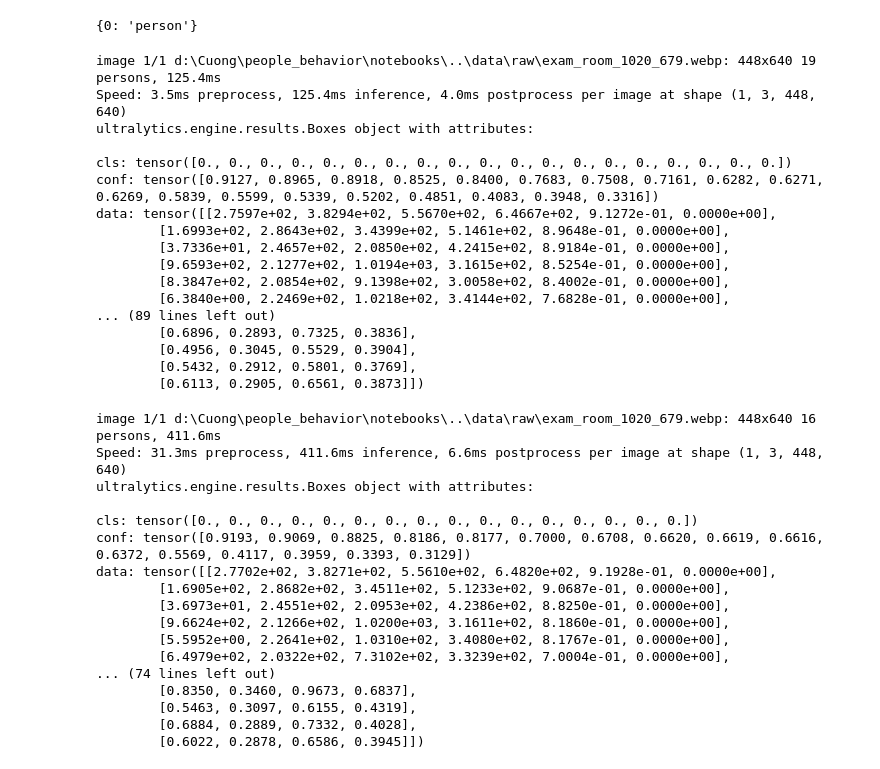
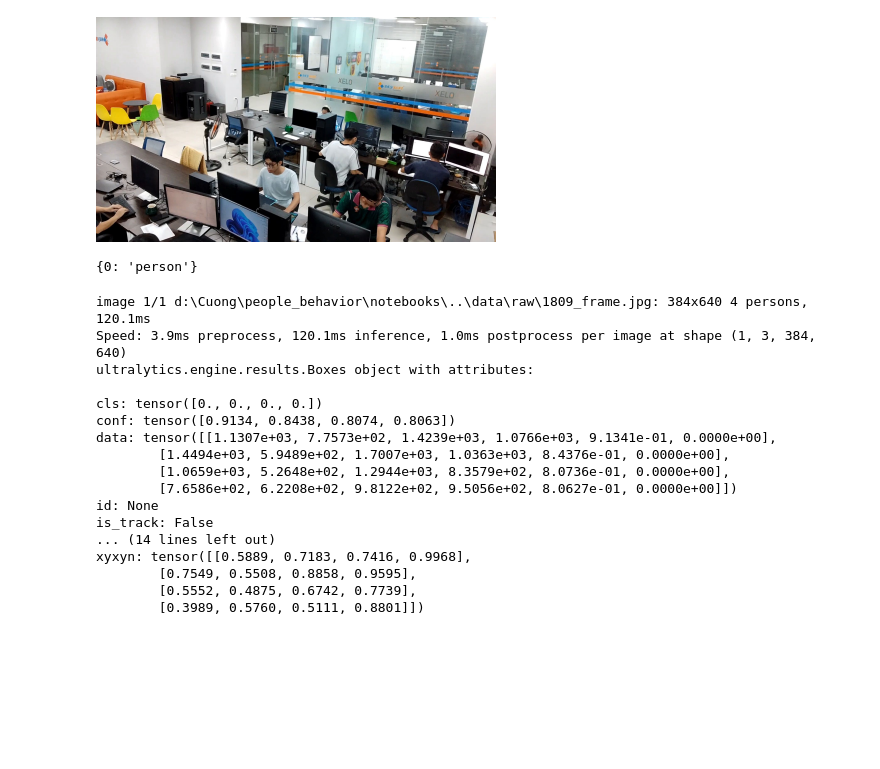
Before and after one commit to CooKen2002/people_behavior, a Jupyter notebook: notebooks/exam_cheating.ipynb, the cells around one changed output. Cells and saved outputs as stored; diff of their text form; code cells hidden in the pictures; blank space fills up the shorter version.

```diff
--- a/notebooks/exam_cheating.ipynb
+++ b/notebooks/exam_cheating.ipynb
@@ -1,7 +1,7 @@
 # %%
 from IPython.display import Image
-VIDEO_PATH = '../data/raw'
-IMAGE_PATH = '../data/raw/exam_room_1020_679.webp'
+VIDEO_PATH = '../data/raw/1809.mp4'
+IMAGE_PATH = '../data/raw/1809_frame.jpg'
 
 Image(filename=IMAGE_PATH, width=400)
 # %% [output]
@@ -9,2 +8,3 @@ Image(filename=IMAGE_PATH, width=400)
+[figure, added]
 # %%
 from ultralytics import YOLO
@@ -33,8 +35,7 @@ print(model_2.names)
 # %% [output]
 {0: 'person'}
 # %%
-# model_1(IMAGE_PATH)
-results = model_1.predict(IMAGE_PATH, classes=[0], conf=0.3)
+results = model_2.predict(IMAGE_PATH, conf=0.3)
 
 # 3. View and process the results
 for result in results:
@@ -43,47 +44,20 @@ for result in results:
     # Optional: Print detected bounding boxes, confidence scores, and class IDs
     print(result.boxes)
 # %% [output]
-image 1/1 d:\Cuong\people_behavior\notebooks\..\data\raw\exam_room_1020_679.webp: 448x640 19 persons, 125.4ms
-Speed: 3.5ms preprocess, 125.4ms inference, 4.0ms postprocess per image at shape (1, 3, 448, 640)
+image 1/1 d:\Cuong\people_behavior\notebooks\..\data\raw\1809_frame.jpg: 384x640 4 persons, 120.1ms
+Speed: 3.9ms preprocess, 120.1ms inference, 1.0ms postprocess per image at shape (1, 3, 384, 640)
 ultralytics.engine.results.Boxes object with attributes:
 
-cls: tensor([0., 0., 0., 0., 0., 0., 0., 0., 0., 0., 0., 0., 0., 0., 0., 0., 0., 0., 0.])
-conf: tensor([0.9127, 0.8965, 0.8918, 0.8525, 0.8400, 0.7683, 0.7508, 0.7161, 0.6282, 0.6271, 0.6269, 0.5839, 0.5599, 0.5339, 0.5202, 0.4851, 0.4083, 0.3948, 0.3316])
-data: tensor([[2.7597e+02, 3.8294e+02, 5.5670e+02, 6.4667e+02, 9.1272e-01, 0.0000e+00],
-        [1.6993e+02, 2.8643e+02, 3.4399e+02, 5.1461e+02, 8.9648e-01, 0.0000e+00],
-        [3.7336e+01, 2.4657e+02, 2.0850e+02, 4.2415e+02, 8.9184e-01, 0.0000e+00],
-        [9.6593e+02, 2.1277e+02, 1.0194e+03, 3.1615e+02, 8.5254e-01, 0.0000e+00],
-        [8.3847e+02, 2.0854e+02, 9.1398e+02, 3.0058e+02, 8.4002e-01, 0.0000e+00],
-        [6.3840e+00, 2.2469e+02, 1.0218e+02, 3.4144e+02, 7.6828e-01, 0.0000e+00],
-... (89 lines left out)
-        [0.6896, 0.2893, 0.7325, 0.3836],
-        [0.4956, 0.3045, 0.5529, 0.3904],
-        [0.5432, 0.2912, 0.5801, 0.3769],
-        [0.6113, 0.2905, 0.6561, 0.3873]])
+cls: tensor([0., 0., 0., 0.])
+conf: tensor([0.9134, 0.8438, 0.8074, 0.8063])
+data: tensor([[1.1307e+03, 7.7573e+02, 1.4239e+03, 1.0766e+03, 9.1341e-01, 0.0000e+00],
+        [1.4494e+03, 5.9489e+02, 1.7007e+03, 1.0363e+03, 8.4376e-01, 0.0000e+00],
+        [1.0659e+03, 5.2648e+02, 1.2944e+03, 8.3579e+02, 8.0736e-01, 0.0000e+00],
+        [7.6586e+02, 6.2208e+02, 9.8122e+02, 9.5056e+02, 8.0627e-01, 0.0000e+00]])
+id: None
+is_track: False
+... (14 lines left out)
+xyxyn: tensor([[0.5889, 0.7183, 0.7416, 0.9968],
+        [0.7549, 0.5508, 0.8858, 0.9595],
+        [0.5552, 0.4875, 0.6742, 0.7739],
+        [0.3989, 0.5760, 0.5111, 0.8801]])
-# %%
-results = model_2.predict(IMAGE_PATH, classes=[0], conf=0.3)
-
-# 3. View and process the results
-for result in results:
-    result.show()  # Opens a window displaying the image with detected bounding boxes
-
-    # Optional: Print detected bounding boxes, confidence scores, and class IDs
-    print(result.boxes)
-# %% [output]
-image 1/1 d:\Cuong\people_behavior\notebooks\..\data\raw\exam_room_1020_679.webp: 448x640 16 persons, 411.6ms
-Speed: 31.3ms preprocess, 411.6ms inference, 6.6ms postprocess per image at shape (1, 3, 448, 640)
-ultralytics.engine.results.Boxes object with attributes:
-
-cls: tensor([0., 0., 0., 0., 0., 0., 0., 0., 0., 0., 0., 0., 0., 0., 0., 0.])
-conf: tensor([0.9193, 0.9069, 0.8825, 0.8186, 0.8177, 0.7000, 0.6708, 0.6620, 0.6619, 0.6616, 0.6372, 0.5569, 0.4117, 0.3959, 0.3393, 0.3129])
-data: tensor([[2.7702e+02, 3.8271e+02, 5.5610e+02, 6.4820e+02, 9.1928e-01, 0.0000e+00],
-        [1.6905e+02, 2.8682e+02, 3.4511e+02, 5.1233e+02, 9.0687e-01, 0.0000e+00],
-        [3.6973e+01, 2.4551e+02, 2.0953e+02, 4.2386e+02, 8.8250e-01, 0.0000e+00],
-        [9.6624e+02, 2.1266e+02, 1.0200e+03, 3.1611e+02, 8.1860e-01, 0.0000e+00],
-        [5.5952e+00, 2.2641e+02, 1.0310e+02, 3.4080e+02, 8.1767e-01, 0.0000e+00],
-        [6.4979e+02, 2.0322e+02, 7.3102e+02, 3.3239e+02, 7.0004e-01, 0.0000e+00],
-... (74 lines left out)
-        [0.8350, 0.3460, 0.9673, 0.6837],
-        [0.5463, 0.3097, 0.6155, 0.4319],
-        [0.6884, 0.2889, 0.7332, 0.4028],
-        [0.6022, 0.2878, 0.6586, 0.3945]])
```
Also changed, not shown: parts of 6 cells of this notebook, 3 other files.
